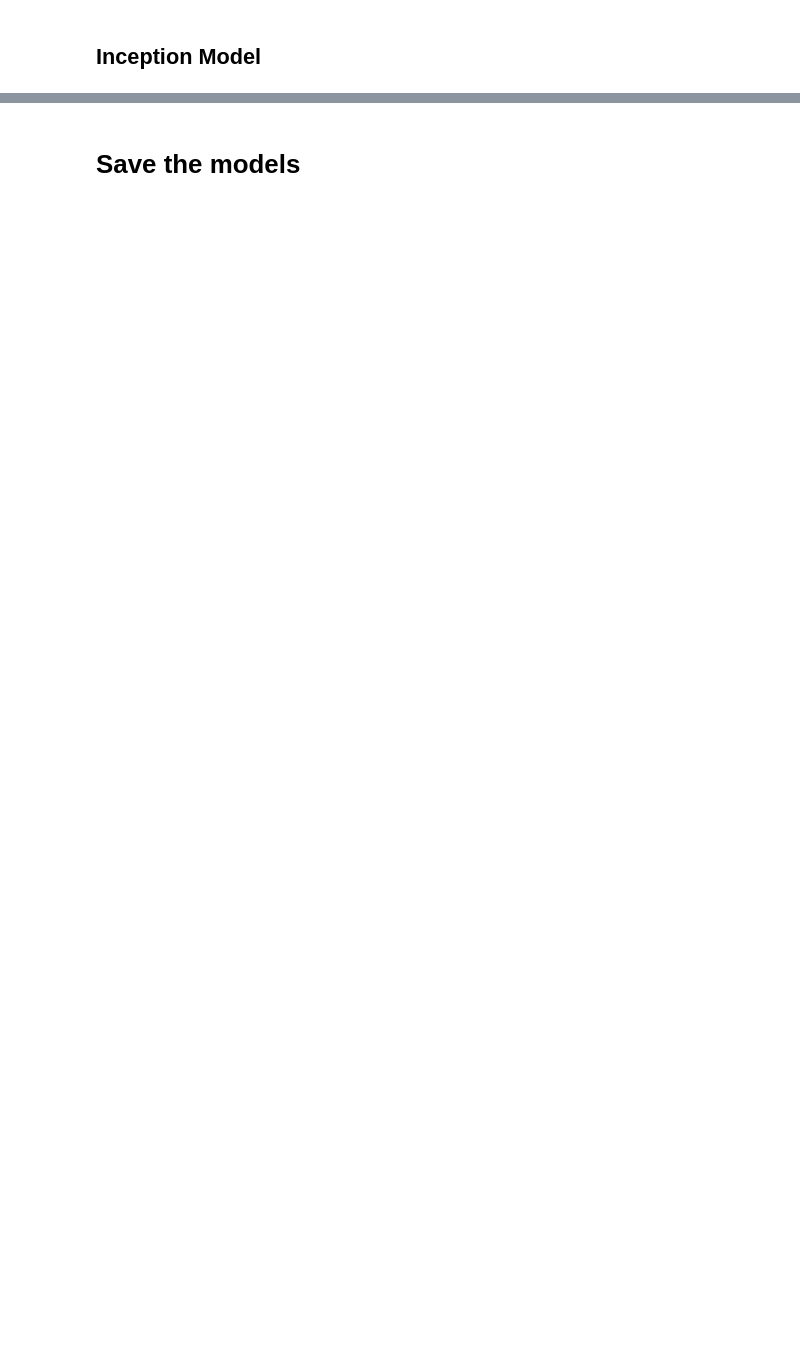
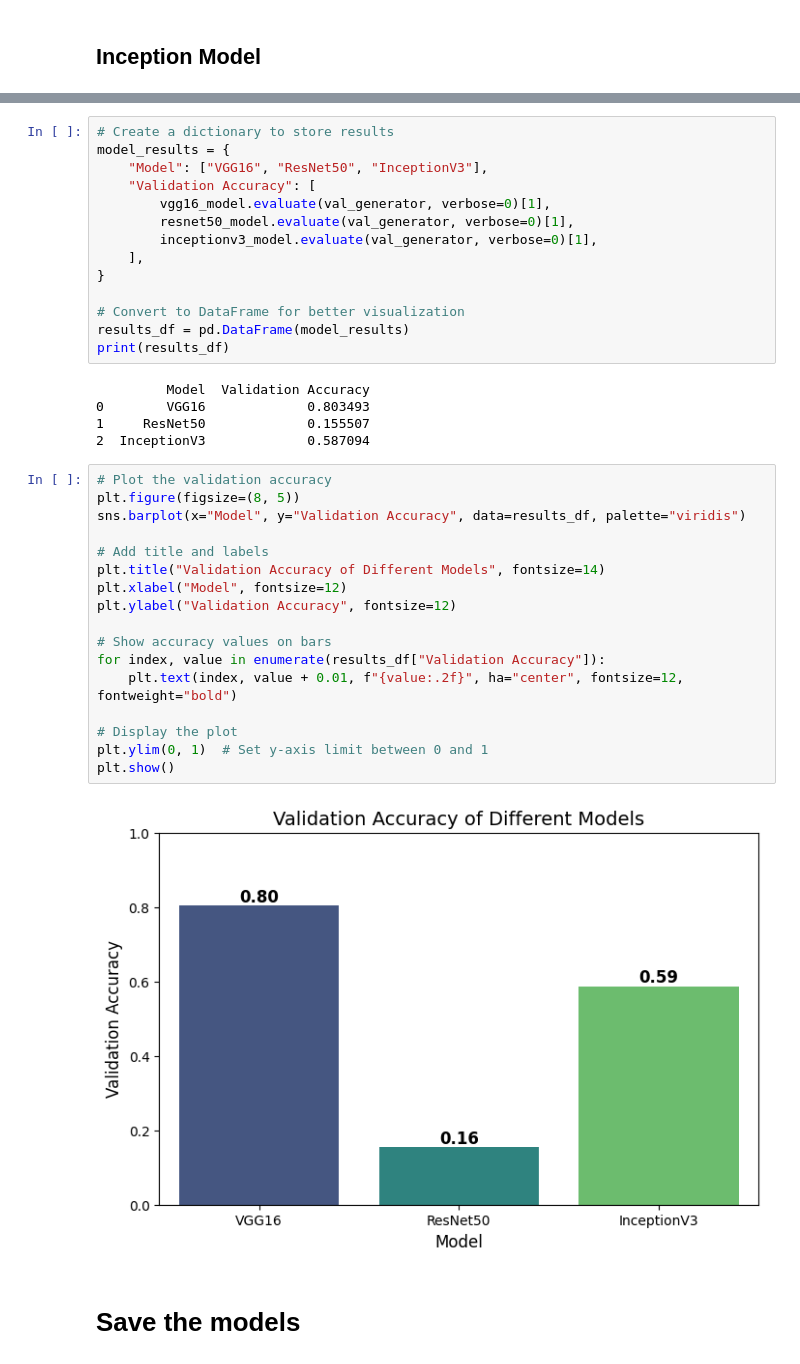
Before and after one commit to cindurasri/plant-disease, a Jupyter notebook: plantdisease_notebook.ipynb, the cells around one changed output, grey strips where cells are left out. Saved outputs shown, nothing was run; the diff lists cells and outputs as text; blank space fills up the shorter version.

```diff
--- a/plantdisease_notebook.ipynb
+++ b/plantdisease_notebook.ipynb
@@ -315,3 +462,41 @@ evaluate_model(inception_model, val_generator, "InceptionV3")
+# %%
+# Create a dictionary to store results
+model_results = {
+    "Model": ["VGG16", "ResNet50", "InceptionV3"],
+    "Validation Accuracy": [
+        vgg16_model.evaluate(val_generator, verbose=0)[1],
+        resnet50_model.evaluate(val_generator, verbose=0)[1],
+        inceptionv3_model.evaluate(val_generator, verbose=0)[1],
+    ],
+}
+
+# Convert to DataFrame for better visualization
+results_df = pd.DataFrame(model_results)
+print(results_df)
+# %% [output]
+         Model  Validation Accuracy
+0        VGG16             0.803493
+1     ResNet50             0.155507
+2  InceptionV3             0.587094
+# %%
+# Plot the validation accuracy
+plt.figure(figsize=(8, 5))
+sns.barplot(x="Model", y="Validation Accuracy", data=results_df, palette="viridis")
+
+# Add title and labels
+plt.title("Validation Accuracy of Different Models", fontsize=14)
+plt.xlabel("Model", fontsize=12)
+plt.ylabel("Validation Accuracy", fontsize=12)
+
+# Show accuracy values on bars
+for index, value in enumerate(results_df["Validation Accuracy"]):
+    plt.text(index, value + 0.01, f"{value:.2f}", ha="center", fontsize=12, fontweight="bold")
+
+# Display the plot
+plt.ylim(0, 1)  # Set y-axis limit between 0 and 1
+plt.show()
+# %% [output]
+[figure, added]
 # %% [markdown]
 # Save the models
 # %%
```
Also changed, not shown: parts of 15 cells of this notebook.
